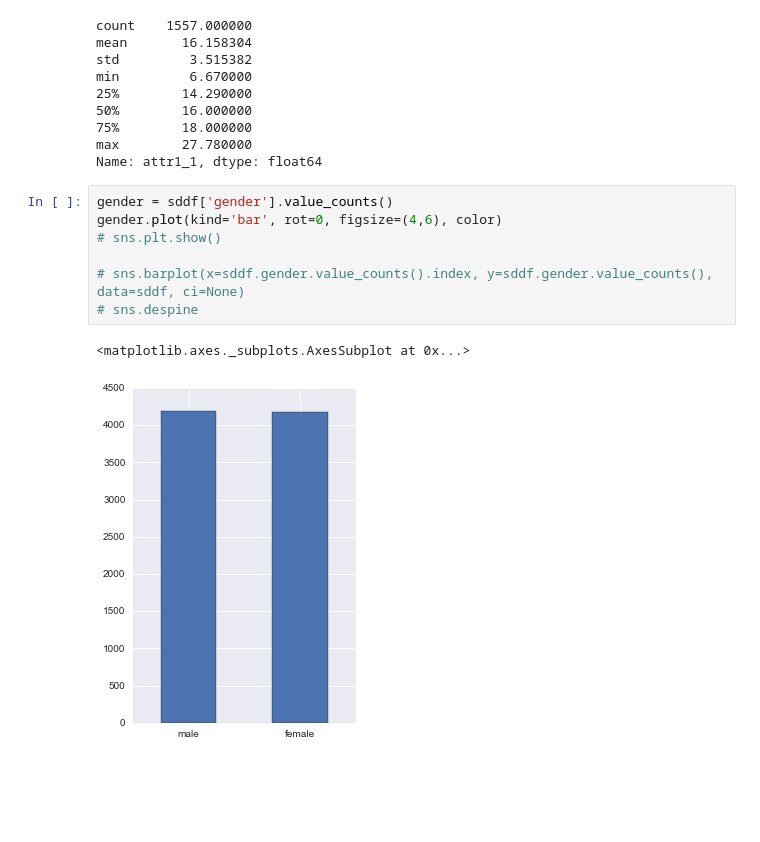
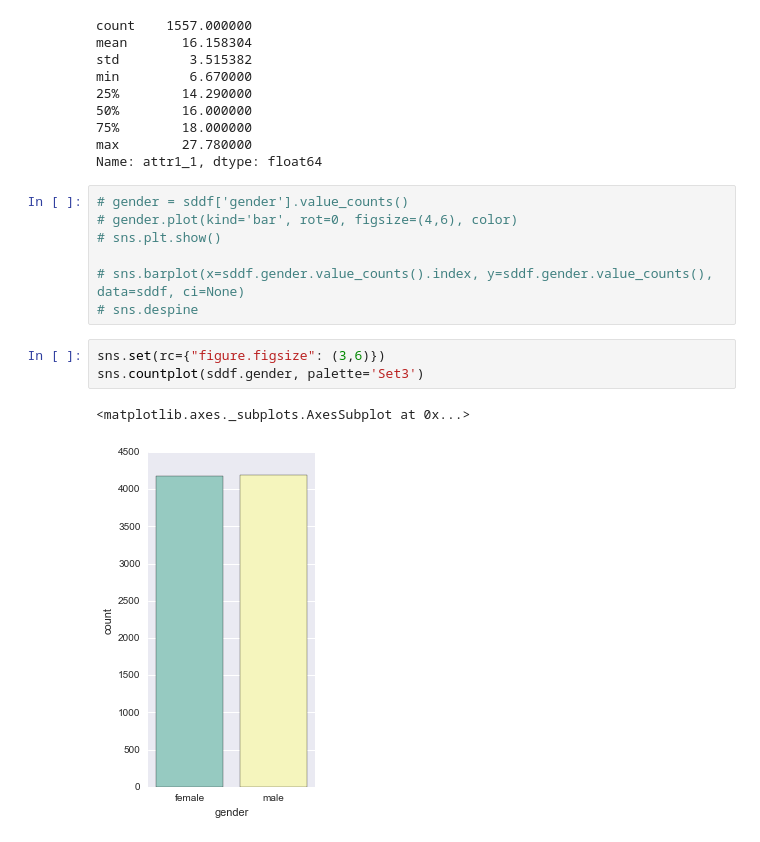
Before and after one commit to tsizzle/speed_dating_experiment, a Jupyter notebook: Speed_Dating_Explore.ipynb, the cells around one changed output. Cells and saved outputs as stored; diff of their text form; blank space fills up the shorter version.

```diff
--- a/Speed_Dating_Explore.ipynb
+++ b/Speed_Dating_Explore.ipynb
@@ -94,13 +94,16 @@ min         6.670000
 max        27.780000
 Name: attr1_1, dtype: float64
 # %%
-gender = sddf['gender'].value_counts()
-gender.plot(kind='bar', rot=0, figsize=(4,6), color)
+# gender = sddf['gender'].value_counts()
+# gender.plot(kind='bar', rot=0, figsize=(4,6), color)
 # sns.plt.show()
 
 # sns.barplot(x=sddf.gender.value_counts().index, y=sddf.gender.value_counts(), data=sddf, ci=None)
 # sns.despine
-# %% [output]
-<matplotlib.axes._subplots.AxesSubplot at 0x...>
-[figure, removed]
+# %%
+sns.set(rc={"figure.figsize": (3,6)})
+sns.countplot(sddf.gender, palette='Set3')
+# %% [output]
+<matplotlib.axes._subplots.AxesSubplot at 0x...>
+[figure, added]
 # %%
```
Also changed, not shown: parts of 4 cells of this notebook.
